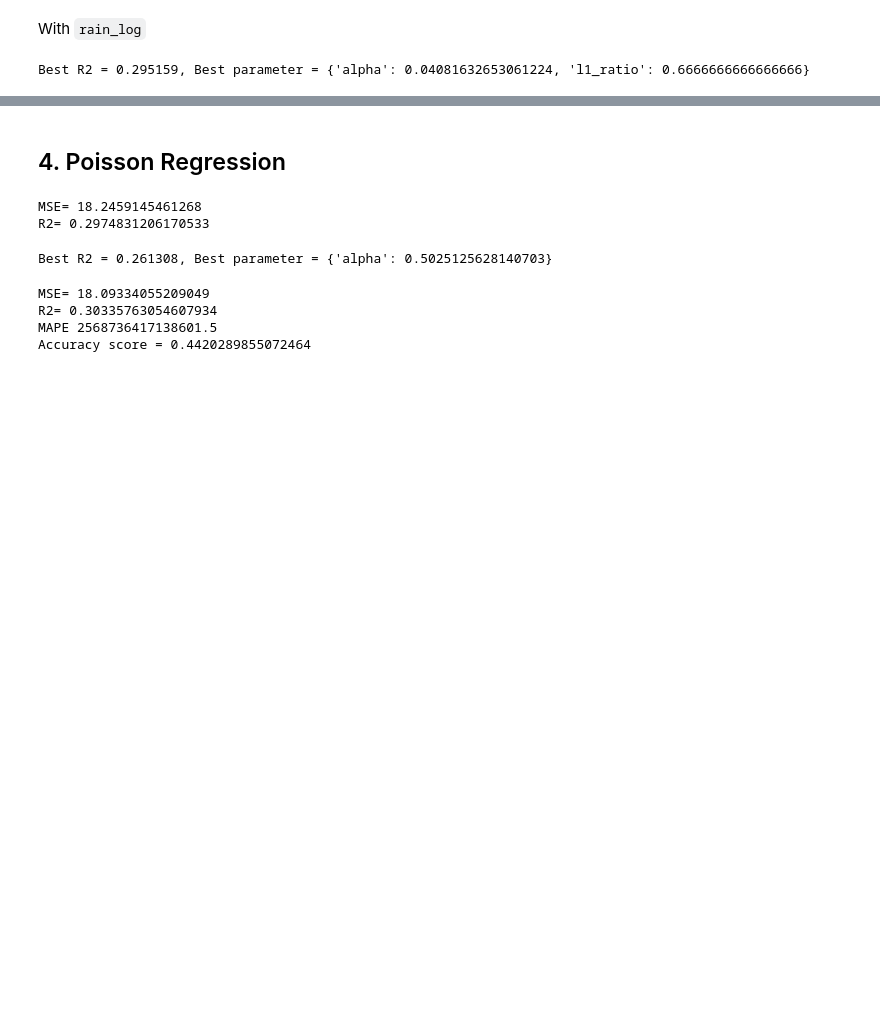
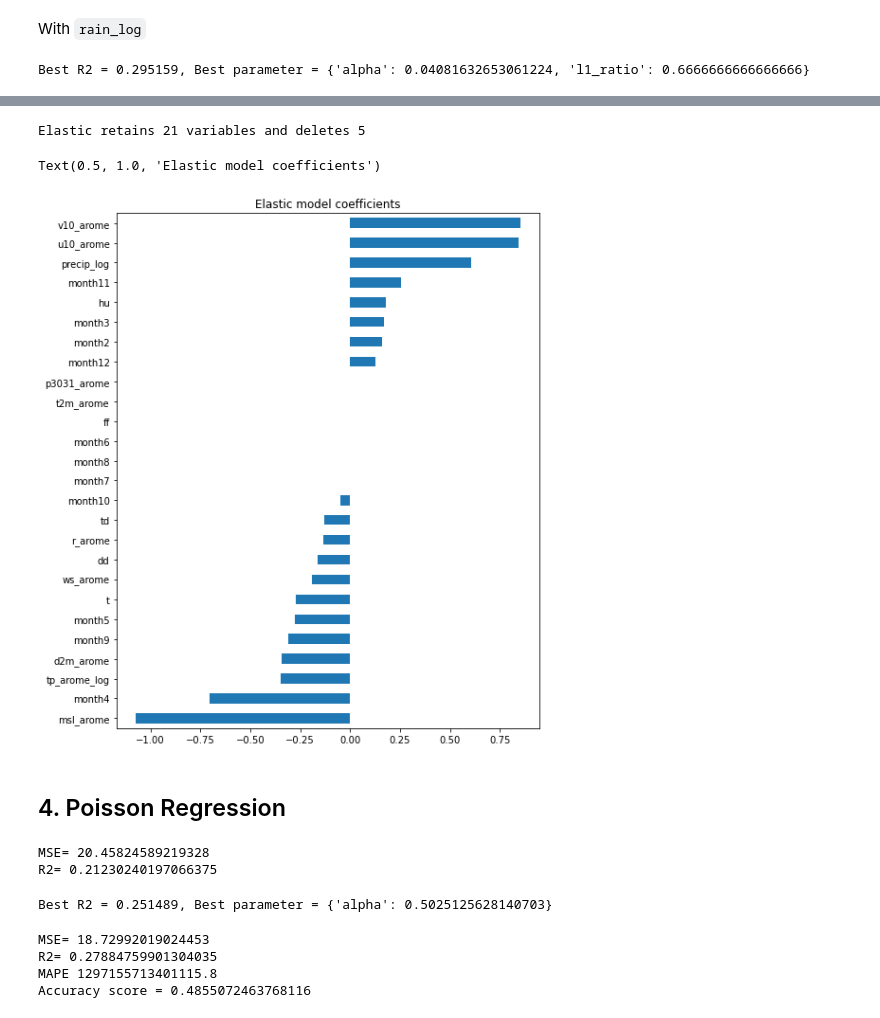
Before and after one commit to NguyenHai7120/4A-MachineLearning-Project, a Jupyter notebook: Regression_python.ipynb, the cells around one changed output, grey strips where cells are left out. Drawn from its saved outputs; the diff is of its cells as text; code cells hidden in the pictures; blank space fills up the shorter version.

```diff
--- a/Regression_python.ipynb
+++ b/Regression_python.ipynb
@@ -499,0 +516,5 @@ Best R2 = 0.295159, Best parameter = {'alpha': 0.04081632653061224, 'l1_ratio':
+# %%
+# Coefficients
+regElastic=linear_model.ElasticNet(alpha=regElasOpt.best_params_['alpha'])
+model_elastic=regElastic.fit(X_train,Yr_train)
+model_elastic.coef_
@@ -500,34 +529,50 @@ Best R2 = 0.295159, Best parameter = {'alpha': 0.04081632653061224, 'l1_ratio':
+# %%
+coef = pd.Series(model_elastic.coef_, index = X_train.columns)
+print("Elastic retains " + str(sum(coef != 0)) +
+      " variables and deletes " +  str(sum(coef == 0)))
+# %% [output]
+Elastic retains 21 variables and deletes 5
+# %%
+imp_coef = coef.sort_values()
+plt.rcParams['figure.figsize'] = (8.0, 10.0)
+imp_coef.plot(kind = "barh")
+plt.title(u"Elastic model coefficients")
+# %% [output]
+Text(0.5, 1.0, 'Elastic model coefficients')
+[figure, added]
 # %% [markdown]
 ## 4. Poisson Regression
 # %%
 from sklearn.linear_model import PoissonRegressor
 regPoisson = PoissonRegressor()
-regPoisson.fit(X_train,Yr_train)
-prev = regPoisson.predict(X_test)
+regPoisson.fit(X_train,Yr_log_train)
+prevLog = regPoisson.predict(X_test)
+prev = np.exp(prevLog) -1
 print("MSE=",mean_squared_error(Yr_test,prev))
 print("R2=",r2_score(Yr_test,prev))
 # %% [output]
-MSE= 18.2459145461268
-R2= 0.2974831206170533
+MSE= 20.45824589219328
+R2= 0.21230240197066375
 # %%
 from sklearn.model_selection import GridSearchCV
 param=[{"alpha":np.linspace(0,100,200)}]
 regPoisson = GridSearchCV(PoissonRegressor(), param,cv=5,n_jobs=-1)
-regPoiOpt=regPoisson.fit(X_train, Yr_train)
+regPoiOpt=regPoisson.fit(X_train, Yr_log_train)
 # optimal parameter
 regPoiOpt.best_params_["alpha"]
 print("Best R2 = %f, Best parameter = %s" % (regPoiOpt.best_score_,regPoiOpt.best_params_))
 # %% [output]
-Best R2 = 0.261308, Best parameter = {'alpha': 0.5025125628140703}
+Best R2 = 0.251489, Best parameter = {'alpha': 0.5025125628140703}
 # %%
-prev=regPoiOpt.predict(X_test)
+prevLog=regPoiOpt.predict(X_test)
+prev = np.exp(prevLog) -1
 print("MSE=",mean_squared_error(prev,Yr_test))
 print("R2=",r2_score(Yr_test,prev))
 print("MAPE",mean_absolute_percentage_error(Yr_test,prev))
 prev_class = to_class(prev)
 print("Accuracy score =", accuracy_score(Yb_test.to_list(), prev_class))
 # %% [output]
-MSE= 18.09334055209049
-R2= 0.30335763054607934
-MAPE 2568736417138601.5
-Accuracy score = 0.4420289855072464
+MSE= 18.72992019024453
+R2= 0.27884759901304035
+MAPE 1297155713401115.8
+Accuracy score = 0.4855072463768116
```
Also changed, not shown: parts of 9 cells of this notebook, 1 other file.
